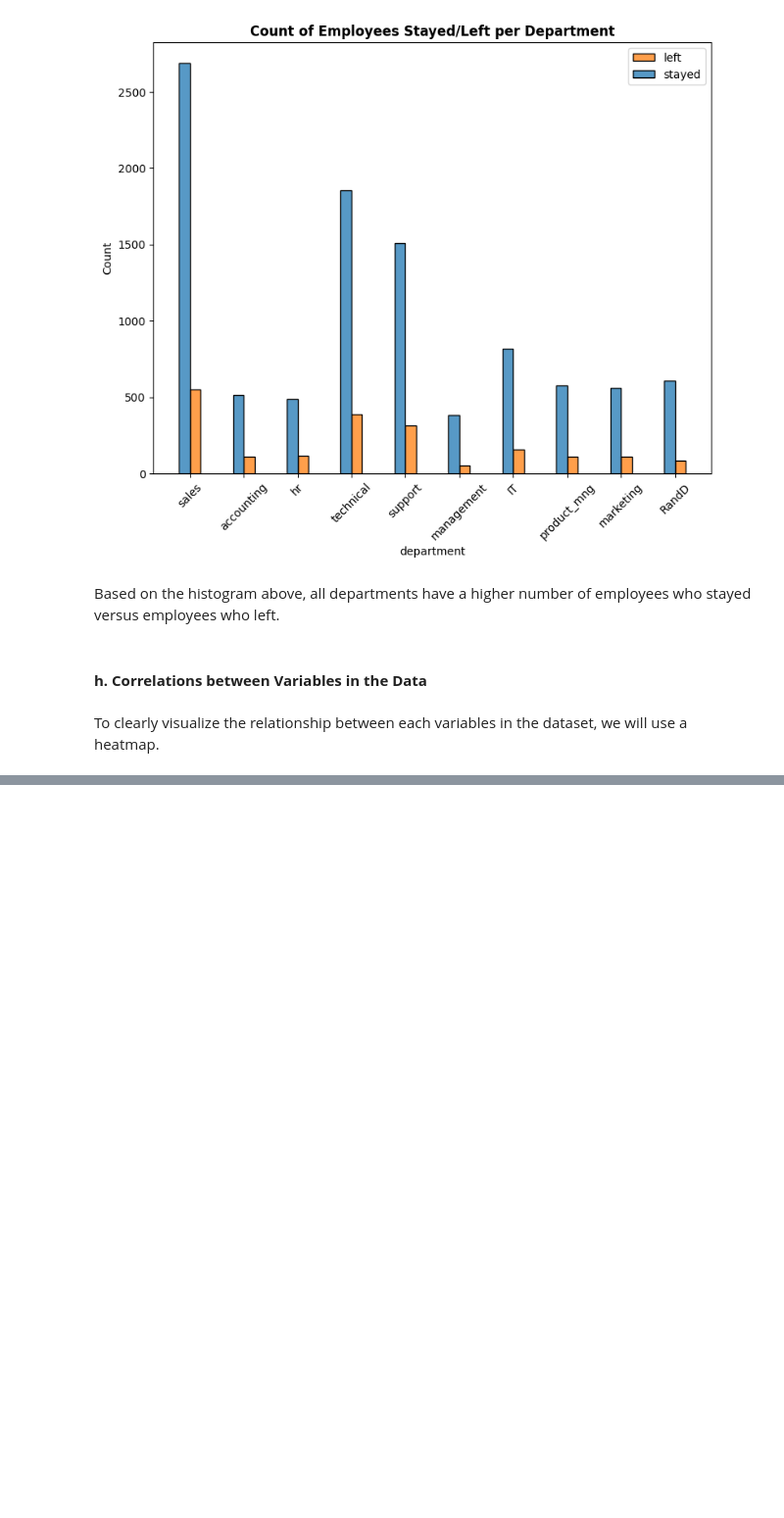
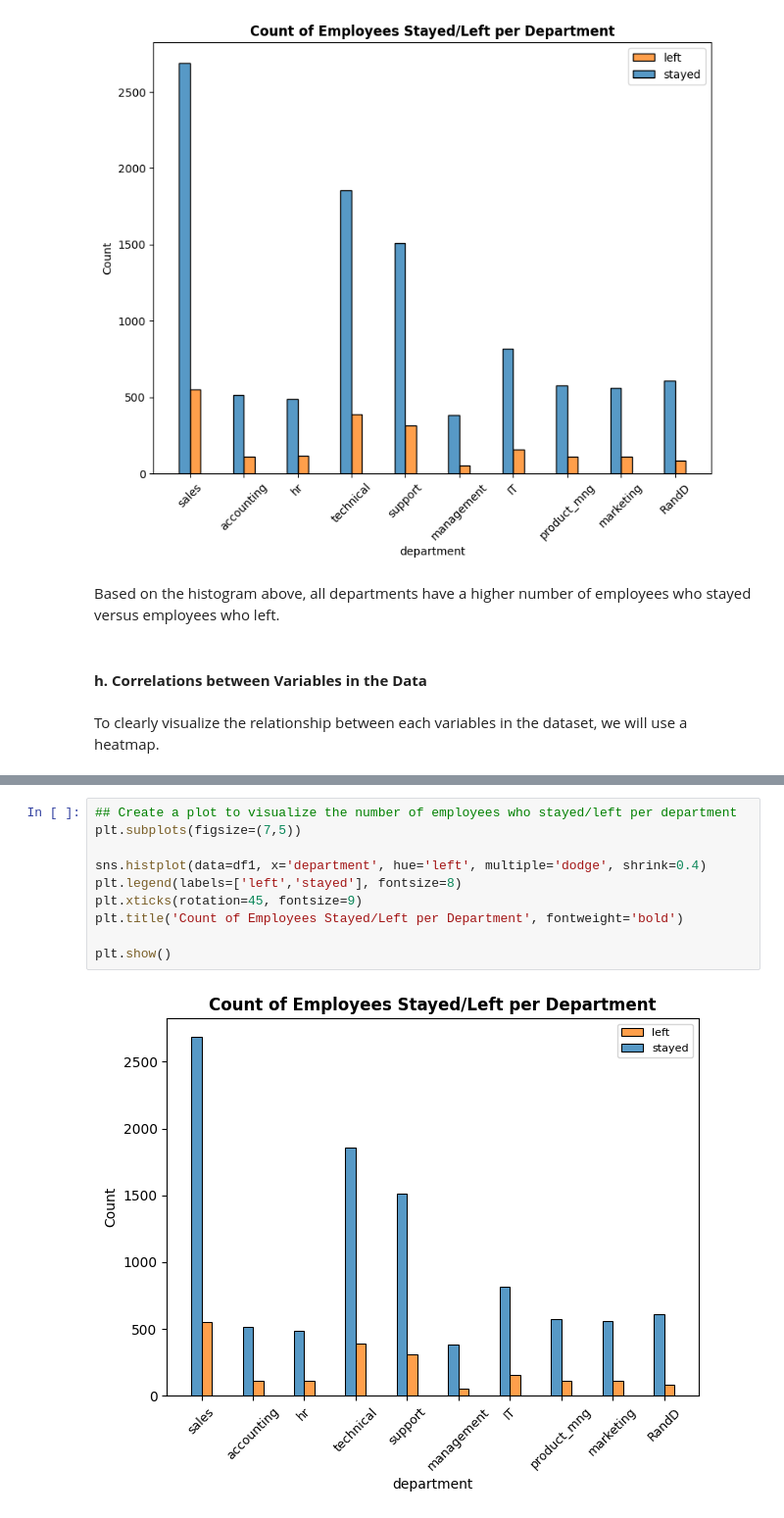
Before and after one commit to ryanlacsamana/Sailfort-Motors-Capstone-Project, a Jupyter notebook: Sailfort-Motors-Capstone.ipynb, the cells around one changed output, grey strips where cells are left out. Shown at 98% size. Saved outputs shown, nothing was run; the diff lists cells and outputs as text; blank space fills up the shorter version.

```diff
--- a/Sailfort-Motors-Capstone.ipynb
+++ b/Sailfort-Motors-Capstone.ipynb
@@ -497,0 +547,12 @@ plt.show()
+# %%
+## Create a plot to visualize the number of employees who stayed/left per department
+plt.subplots(figsize=(7,5))
+
+sns.histplot(data=df1, x='department', hue='left', multiple='dodge', shrink=0.4)
+plt.legend(labels=['left','stayed'], fontsize=8)
+plt.xticks(rotation=45, fontsize=9)
+plt.title('Count of Employees Stayed/Left per Department', fontweight='bold')
+
+plt.show()
+# %% [output]
+[figure, added]
```
Also changed, not shown: parts of 31 cells of this notebook.
